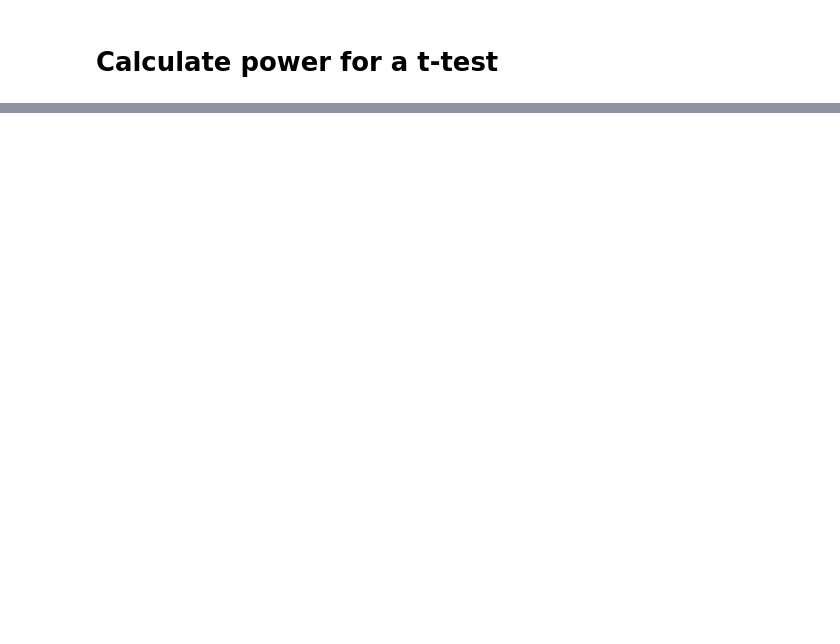
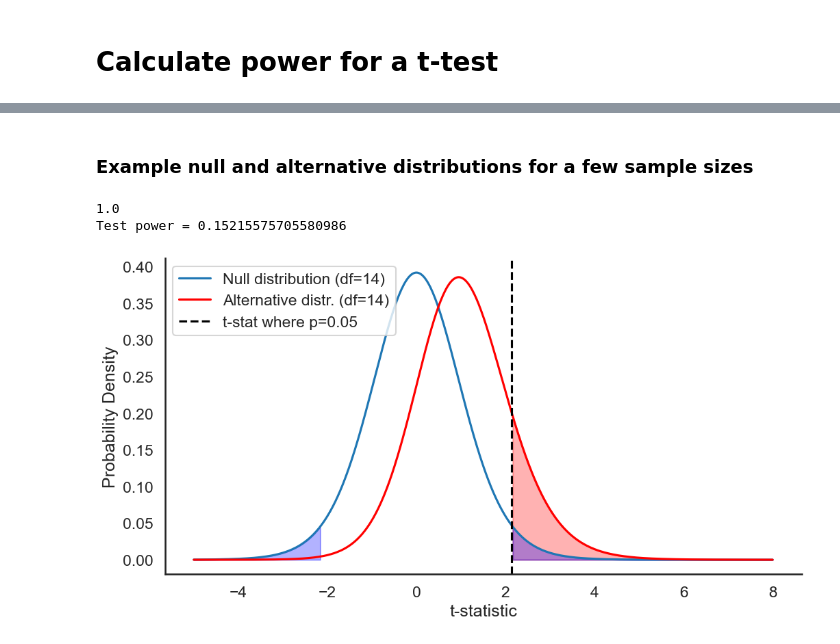
Before and after one commit to natezuk/stats-visualizations, a Jupyter notebook: power_analysis_lectures/ttest_power_exmp.ipynb, the cells around one changed output, grey strips where cells are left out. Drawn from its saved outputs; the diff is of its cells as text; code cells hidden in the pictures; blank space fills up the shorter version.

```diff
--- a/power_analysis_lectures/ttest_power_exmp.ipynb
+++ b/power_analysis_lectures/ttest_power_exmp.ipynb
@@ -71,0 +80,33 @@ plt.show()
+# %% [markdown]
+### Example null and alternative distributions for a few sample sizes
+# %%
+# Plot null vs alternative, small sample size
+small_samplesize = 8
+alt_cent = effect_size*np.sqrt(small_samplesize/2) # centrality parameter
+print(alt_cent)
+null_dist = sp.stats.t(df=(small_samplesize-1)*2)
+alt_dist = sp.stats.nct(df=(small_samplesize-1)*2, nc=alt_cent)
+t_typeI = null_dist.isf(alpha/2)
+t_pwr = alt_dist.isf(power)
+print(f'Test power = {1-alt_dist.cdf(t_typeI)}')
+
+fig, ax = plt.subplots(figsize=(12,6))
+ax.plot(x, null_dist.pdf(x), label=f'Null distribution (df={(small_samplesize-1)*2})')
+ax.plot(x, alt_dist.pdf(x), color='red', label=f'Alternative distr. (df={(small_samplesize-1)*2})')
+ax.fill_between(x[x>t_typeI], alt_dist.pdf(x[x>t_typeI]), alpha=0.3, color='red')
+ax.fill_between(x[x<-t_typeI], null_dist.pdf(x[x<-t_typeI]), alpha=0.3, color='blue')
+ax.fill_between(x[x>t_typeI], null_dist.pdf(x[x>t_typeI]), alpha=0.3, color='blue')
+#ax.fill_between(x[x>t_typeI], alt_dist.pdf(x[x>t_typeI]), alpha=0.5, edgecolor='black',
+   # facecolor='none', hatch='///')
+#ax.axvline(t_pwr, color='red', linestyle='--', label=f't-stat where power=0.8')
+ax.axvline(t_typeI, color='black', linestyle='--', label=f't-stat where p=0.05')
+ax.set_xlabel('t-statistic')
+ax.set_ylabel('Probability Density')
+ax.spines['top'].set_visible(False)
+ax.spines['right'].set_visible(False)
+ax.legend(loc='upper left')
+plt.show()
+# %% [output]
+1.0
+Test power = 0.15215575705580986
+[figure, added]
```
Also changed, not shown: parts of 13 cells of this notebook, 4 other files.
